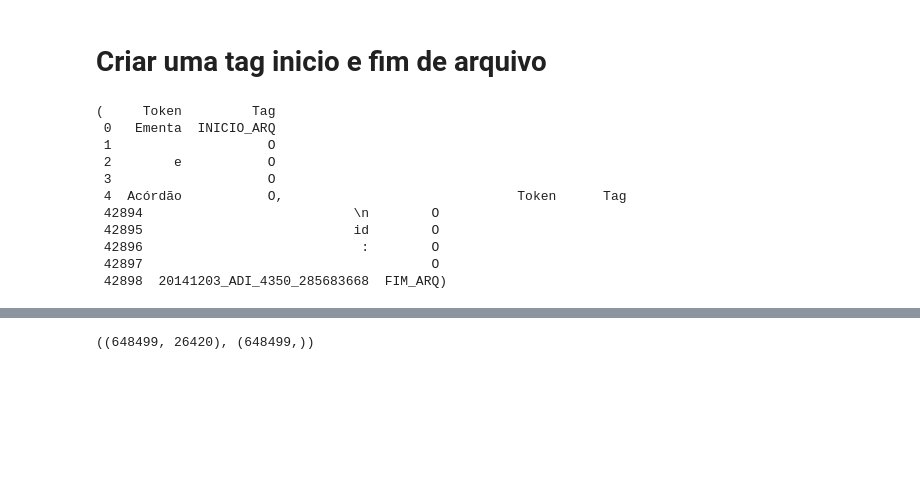
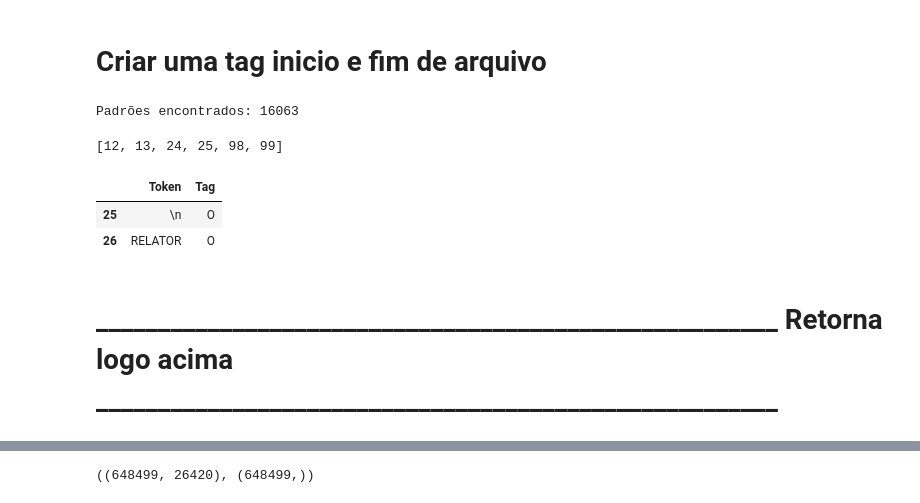
Before and after one commit to felipeasilva1/doccano, a Jupyter notebook: ncdj-tools/export_utility/Concatenar arquivos.ipynb, the cells around one changed output, grey strips where cells are left out. Saved outputs shown, nothing was run; the diff lists cells and outputs as text; code cells hidden in the pictures; blank space fills up the shorter version.

```diff
--- a/ncdj-tools/export_utility/Concatenar arquivos.ipynb
+++ b/ncdj-tools/export_utility/Concatenar arquivos.ipynb
@@ -94,14 +121,28 @@ combined_csv.to_csv( "combined_csv.csv", index=False, encoding='utf-8-sig')
-# %%
-combined_csv.head() , combined_csv.tail()
-# %% [output]
-(     Token         Tag
- 0   Ementa  INICIO_ARQ
- 1                    O
- 2        e           O
- 3                    O
- 4  Acórdão           O,                              Token      Tag
- 42894                           \n        O
- 42895                           id        O
- 42896                            :        O
- 42897                                     O
- 42898  20141203_ADI_4350_285683668  FIM_ARQ)
+# %%
+# Encontra parágrafo duplo no arquivo. Uma opção de separar por sentenças.
+
+a_df = combined_csv
+starts = a_df[a_df['Token']=='\n'].index & a_df[a_df['Token'].shift(-1)=='\n'].index
+# list(starts)
+print(u'Padrões encontrados:',len(starts))
+# %% [output]
+Padrões encontrados: 16063
+# %%
+list(starts.unique())
+starts.unique()[0+1]
+list(starts.unique()[:6])
+# %% [output]
+[12, 13, 24, 25, 98, 99]
+# %%
+# l = []
+# for i in list(starts.unique()[:6]):
+#     l.append(combined_csv[i])
+# l
+i = 1
+combined_csv.iloc[starts.unique()[2*i+1]:starts.unique()[2*i+1]+2]
+# %% [output]
+|  | Token | Tag |
+| 25 | \n | O |
+| 26 | RELATOR | O |
+# %% [markdown]
+# _______________________________________________________ Retorna logo acima _______________________________________________________
```
Also changed, not shown: parts of 23 cells of this notebook.
